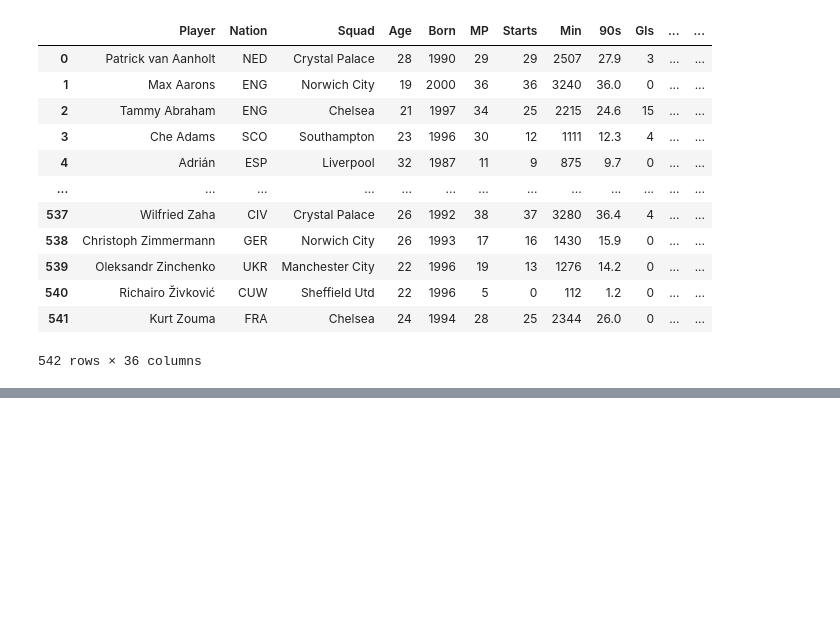
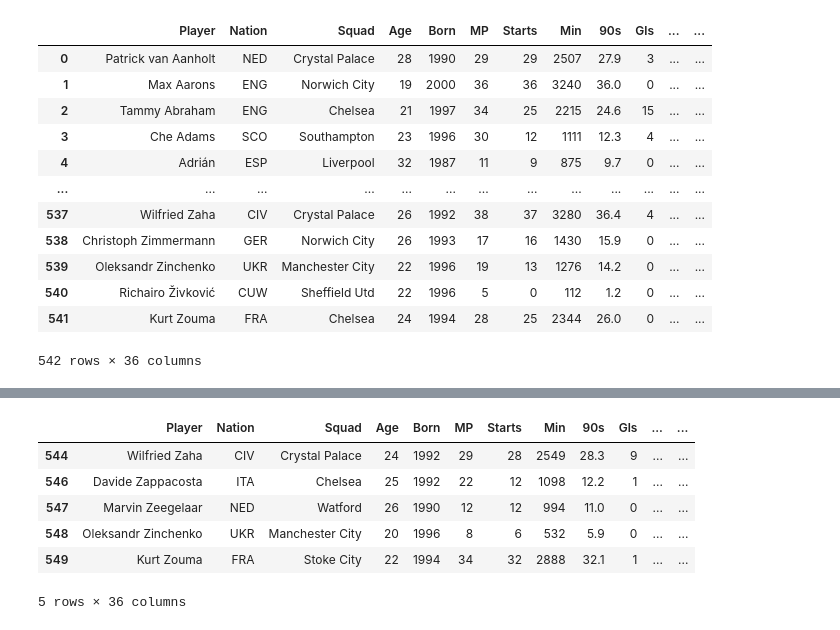
Before and after one commit to Marcos-Zertuche/PL-Player-Forecast, a Jupyter notebook: Practice/WebScrape.ipynb, the cells around one changed output, grey strips where cells are left out. Cells and saved outputs as stored; diff of their text form; code cells hidden in the pictures; blank space fills up the shorter version.

```diff
--- a/Practice/WebScrape.ipynb
+++ b/Practice/WebScrape.ipynb
@@ -408,0 +496,10 @@ merged_dataframes[3]
+# %%
+merged_dataframes[0].tail()
+# %% [output]
+|  | Player | Nation | Squad | Age | Born | MP | Starts | Min | 90s | Gls | ... | ... |
+| 544 | Wilfried Zaha | CIV | Crystal Palace | 24 | 1992 | 29 | 28 | 2549 | 28.3 | 9 | ... | ... |
+| 546 | Davide Zappacosta | ITA | Chelsea | 25 | 1992 | 22 | 12 | 1098 | 12.2 | 1 | ... | ... |
+| 547 | Marvin Zeegelaar | NED | Watford | 26 | 1990 | 12 | 12 | 994 | 11.0 | 0 | ... | ... |
+| 548 | Oleksandr Zinchenko | UKR | Manchester City | 20 | 1996 | 8 | 6 | 532 | 5.9 | 0 | ... | ... |
+| 549 | Kurt Zouma | FRA | Stoke City | 22 | 1994 | 34 | 32 | 2888 | 32.1 | 1 | ... | ... |
+5 rows × 36 columns
```
Also changed, not shown: parts of 9 cells of this notebook, 3 other files.
